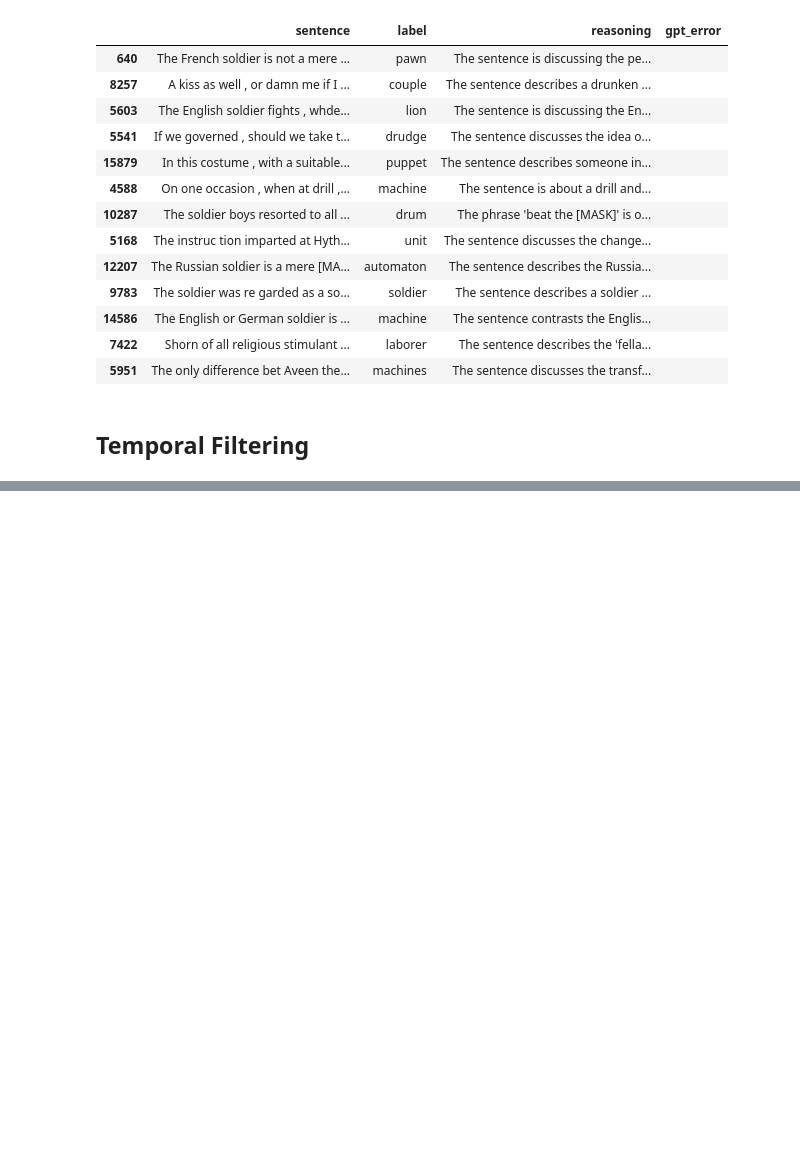
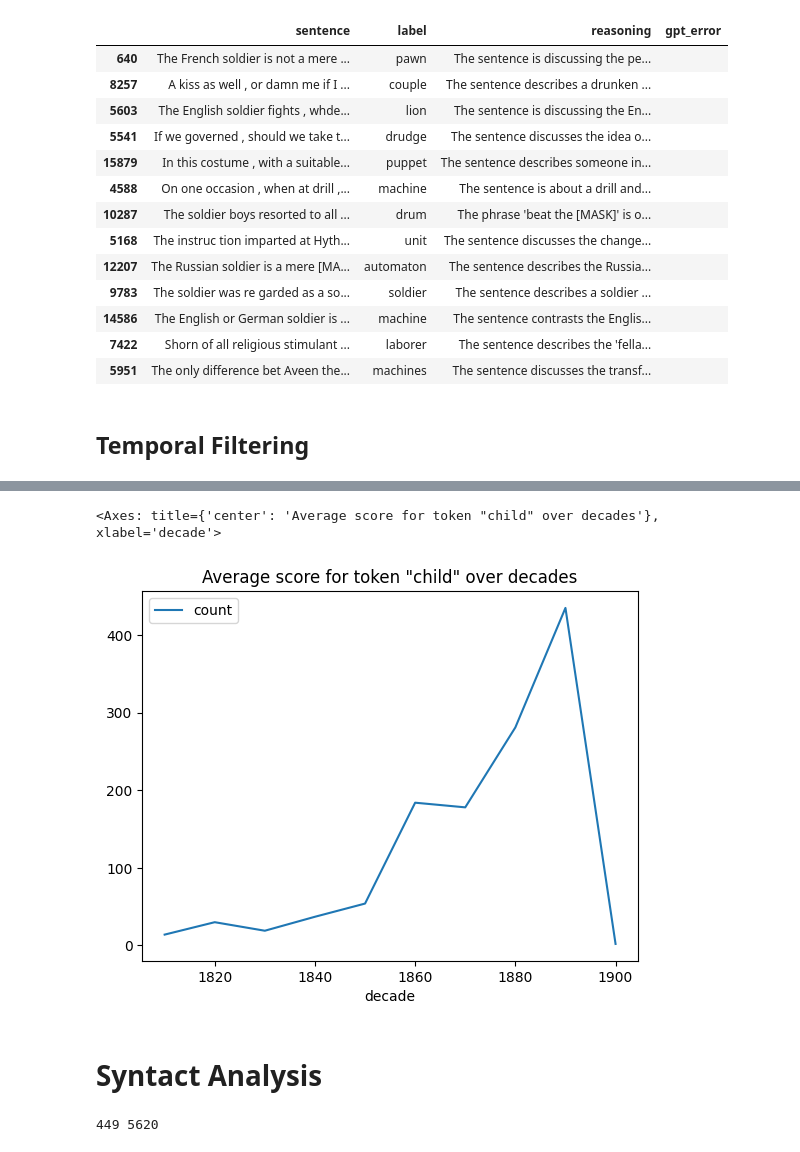
Before and after one commit to Text-Machine/mask-predict, a Jupyter notebook: 3-thematic-analysis-ig.ipynb, the cells around one changed output, grey strips where cells are left out. Saved outputs shown, nothing was run; the diff lists cells and outputs as text; code cells hidden in the pictures; blank space fills up the shorter version.

```diff
--- a/3-thematic-analysis-ig.ipynb
+++ b/3-thematic-analysis-ig.ipynb
@@ -400,2 +410,5 @@ by_decade[by_decade.decade > 1800].plot(x='decade', y='avg_score', kind='line',
 # %%
-by_decade[by_decade.decade > 1800].plot(x='decade', y='count', kind='line', title='Average score for token "child" over decades')
+by_time[by_time[time_unit] > 1800].plot(x=time_unit, y='count', kind='line', title='Average score for token "child" over decades')
+# %% [output]
+<Axes: title={'center': 'Average score for token "child" over decades'}, xlabel='decade'>
+[figure, added]
@@ -432,0 +415,2 @@ df_ig['Target_position'].unique()
+# %% [markdown]
+# Syntact Analysis
@@ -432,0 +423,14 @@ df_ig['Target_position'].unique()
+# %%
+min_count = 0
+comparison_tokens = ['child','children']
+target_tokens = ['machine','machines']
+
+comparison = by_token[(by_token['Target'].isin(comparison_tokens)) & \
+         (by_token['count'] >= min_count )
+         ]
+target = by_token[(by_token['Target'].isin(target_tokens)) & \
+         (by_token['count'] >= min_count )
+         ]
+print(comparison.shape[0], target.shape[0])
+# %% [output]
+449 5620
```
Also changed, not shown: parts of 22 cells of this notebook, 4 other files.
